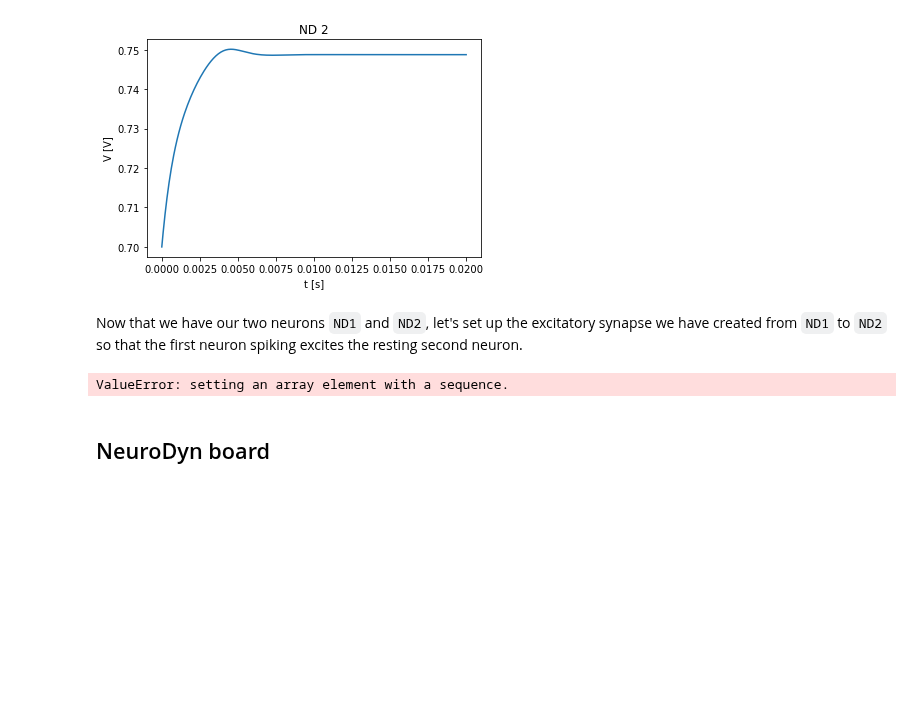
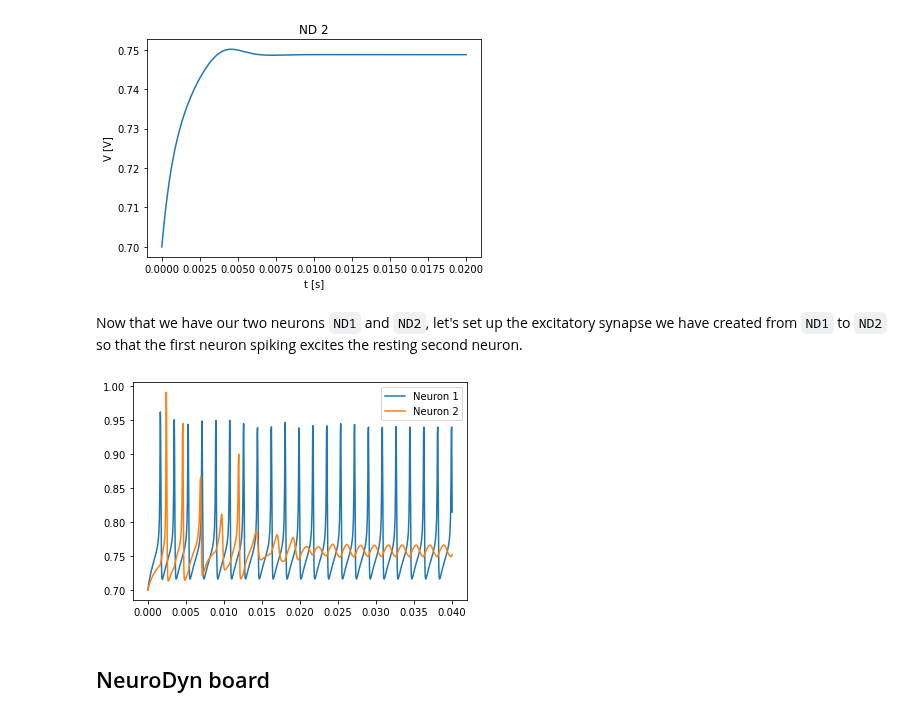
Before and after one commit to lukaribar/telluride-21, a Jupyter notebook: Networks in NeuroDyn.ipynb, the cells around one changed output. Saved outputs shown, nothing was run; the diff lists cells and outputs as text; code cells hidden in the pictures; blank space fills up the shorter version.

```diff
--- a/Networks in NeuroDyn.ipynb
+++ b/Networks in NeuroDyn.ipynb
@@ -301,33 +314,33 @@ Now that we have our two neurons `ND1` and `ND2`, let's set up the excitatory sy
 # %%
 nd_neurons = [ND1, ND2]
 
-nd_syns = [[None, None], [None, None]]
+nd_syns = [[None, None], [[nd_syn], None]]
 
 nd_network = NeuronalNetwork(nd_neurons, syns = nd_syns)
 
 # Simulation time
-T = 0.02
+T = 0.04
 trange = (0, T)
 
 # External current
 I1 = fit_obj.convert_I(0e-6) # current to neuron 1
-I2 = fit_obj.convert_I(-2e-6) # current to neuron 2
+I2 = fit_obj.convert_I(-1e-6) # current to neuron 2
 Iapp = lambda t: [I1, I2]
 
 # Initial condition
-x0 = [0.7, 0, 0, 0] * 2 #+ [0] # extra state due to the synapse
+x0 = [0.7, 0, 0, 0] * 2 + [0] # extra state due to the synapse
 
 # Simulate
 sol = nd_network.simulate(trange, x0, Iapp)
 V1 = sol.y[0]
 V2 = sol.y[4]
 
 plt.figure()
 plt.plot(sol.t, V1, label = "Neuron 1")
 plt.plot(sol.t, V2, label = "Neuron 2")
 plt.legend()
 plt.show()
 # %% [output]
-ValueError: setting an array element with a sequence.
+[figure, added]
 # %% [markdown]
 ## NeuroDyn board
```
Also changed, not shown: parts of 2 cells of this notebook, 1 other file.
